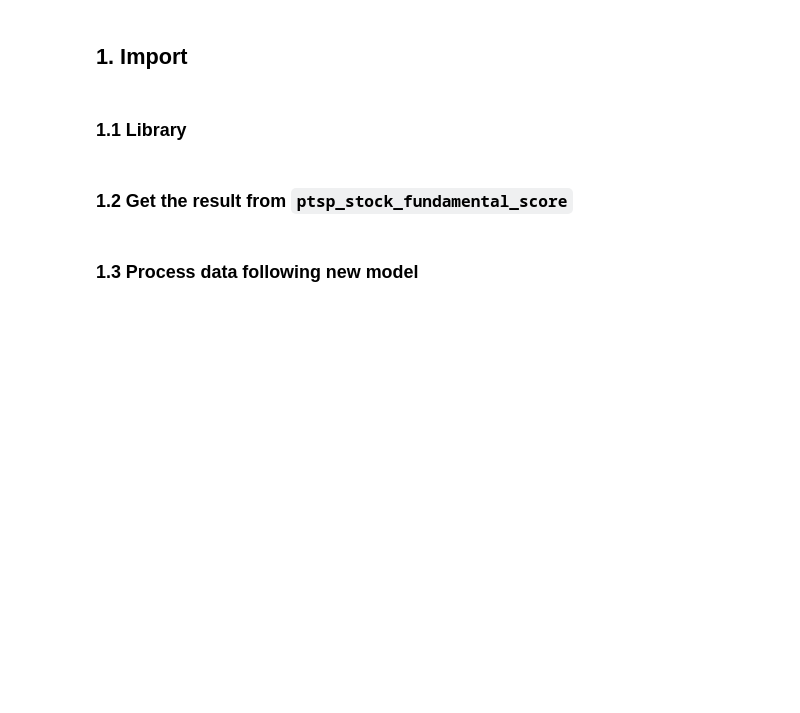
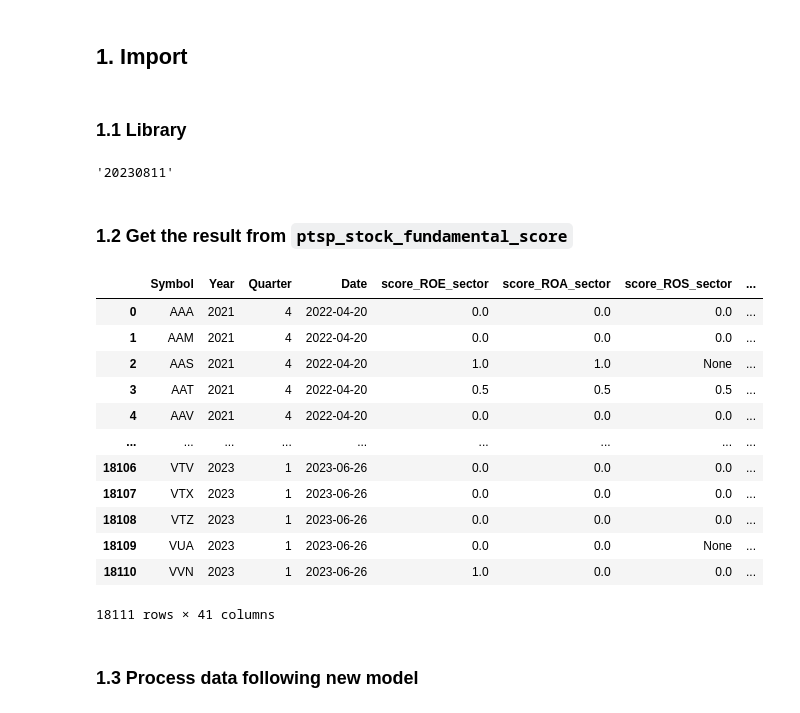
Before and after one commit to rainmeteror/bsc_ranking_financial_stocks, a Jupyter notebook: bank.ipynb, the cells around one changed output. Saved outputs shown, nothing was run; the diff lists cells and outputs as text; code cells hidden in the pictures; blank space fills up the shorter version.

```diff
--- a/bank.ipynb
+++ b/bank.ipynb
@@ -23,6 +20,12 @@ warnings.filterwarnings('ignore')
 
 # Customize the display of the table
 pd.set_option('chained_assignment', None)
+# %%
+# Get today
+now = dt.datetime.today().strftime("%Y%m%d")
+now
+# %% [output]
+'20230811'
 # %% [markdown]
 ### 1.2 Get the result from `ptsp_stock_fundamental_score`
 # %%
@@ -33,6 +36,22 @@ conn = pyodbc.connect(
 df_raw = pd.read_sql('select * from ptsp_stock_fundamental_score', conn)
 
 conn.close()
+# %%
+df_raw
+# %% [output]
+|  | Symbol | Year | Quarter | Date | score_ROE_sector | score_ROA_sector | score_ROS_sector | ... |
+| 0 | AAA | 2021 | 4 | 2022-04-20 | 0.0 | 0.0 | 0.0 | ... |
+| 1 | AAM | 2021 | 4 | 2022-04-20 | 0.0 | 0.0 | 0.0 | ... |
+| 2 | AAS | 2021 | 4 | 2022-04-20 | 1.0 | 1.0 | None | ... |
+| 3 | AAT | 2021 | 4 | 2022-04-20 | 0.5 | 0.5 | 0.5 | ... |
+| 4 | AAV | 2021 | 4 | 2022-04-20 | 0.0 | 0.0 | 0.0 | ... |
+| ... | ... | ... | ... | ... | ... | ... | ... | ... |
+| 18106 | VTV | 2023 | 1 | 2023-06-26 | 0.0 | 0.0 | 0.0 | ... |
+| 18107 | VTX | 2023 | 1 | 2023-06-26 | 0.0 | 0.0 | 0.0 | ... |
+| 18108 | VTZ | 2023 | 1 | 2023-06-26 | 0.0 | 0.0 | 0.0 | ... |
+| 18109 | VUA | 2023 | 1 | 2023-06-26 | 0.0 | 0.0 | None | ... |
+| 18110 | VVN | 2023 | 1 | 2023-06-26 | 1.0 | 0.0 | 0.0 | ... |
+18111 rows × 41 columns
 # %% [markdown]
 ### 1.3 Process data following new model
 # %%
```
Also changed, not shown: parts of 10 cells of this notebook, 20 other files.
